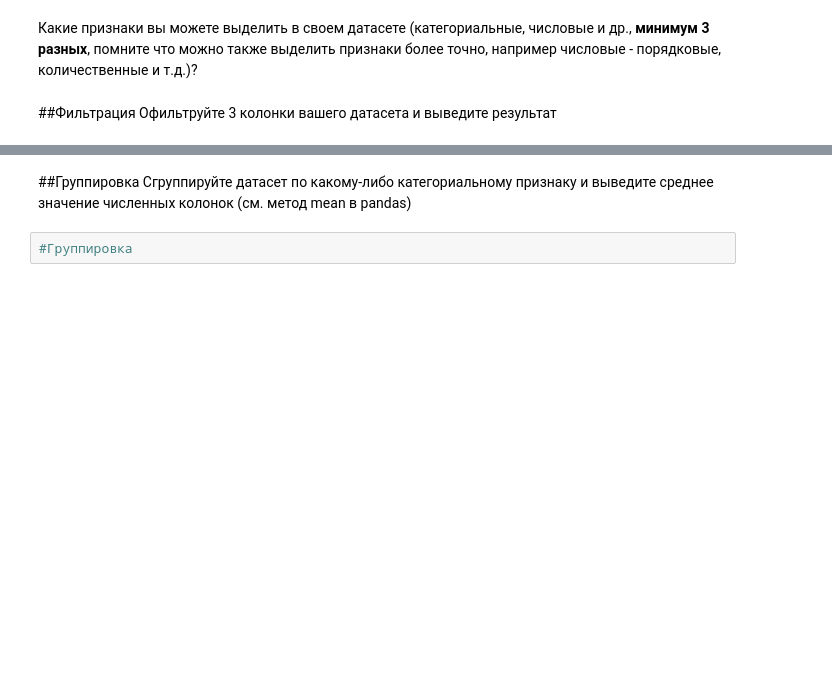
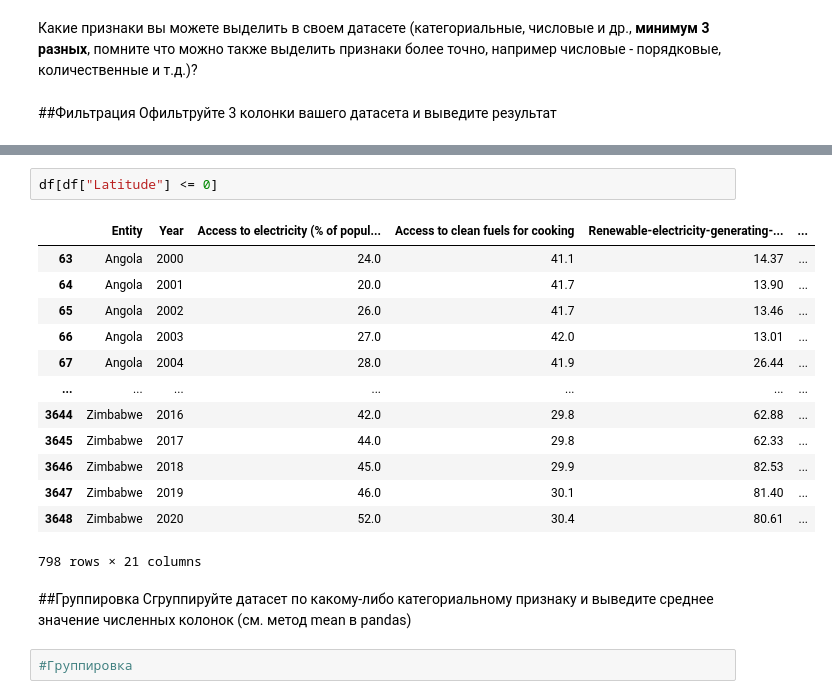
Before and after one commit to MaximRubbit2/-, a Jupyter notebook: Копия_блокнота_"Задание_1_ipynb".ipynb, the cells around one changed output, grey strips where cells are left out. Drawn from its saved outputs; the diff is of its cells as text; blank space fills up the shorter version.

```diff
--- a/Копия_блокнота_"Задание_1_ipynb".ipynb
+++ b/Копия_блокнота_"Задание_1_ipynb".ipynb
@@ -80,3 +237,19 @@ df
+# %%
+df[df["Latitude"] <= 0]
+# %% [output]
+|  | Entity | Year | Access to electricity (% of popul... | Access to clean fuels for cooking | Renewable-electricity-generating-... | ... |
+| 63 | Angola | 2000 | 24.0 | 41.1 | 14.37 | ... |
+| 64 | Angola | 2001 | 20.0 | 41.7 | 13.90 | ... |
+| 65 | Angola | 2002 | 26.0 | 41.7 | 13.46 | ... |
+| 66 | Angola | 2003 | 27.0 | 42.0 | 13.01 | ... |
+| 67 | Angola | 2004 | 28.0 | 41.9 | 26.44 | ... |
+| ... | ... | ... | ... | ... | ... | ... |
+| 3644 | Zimbabwe | 2016 | 42.0 | 29.8 | 62.88 | ... |
+| 3645 | Zimbabwe | 2017 | 44.0 | 29.8 | 62.33 | ... |
+| 3646 | Zimbabwe | 2018 | 45.0 | 29.9 | 82.53 | ... |
+| 3647 | Zimbabwe | 2019 | 46.0 | 30.1 | 81.40 | ... |
+| 3648 | Zimbabwe | 2020 | 52.0 | 30.4 | 80.61 | ... |
+798 rows × 21 columns
 # %% [markdown]
 ##Группировка
 Сгруппируйте датасет по какому-либо категориальному признаку и выведите среднее значение численных колонок (см. метод mean в pandas)
```
Also changed, not shown: parts of 22 cells of this notebook.
